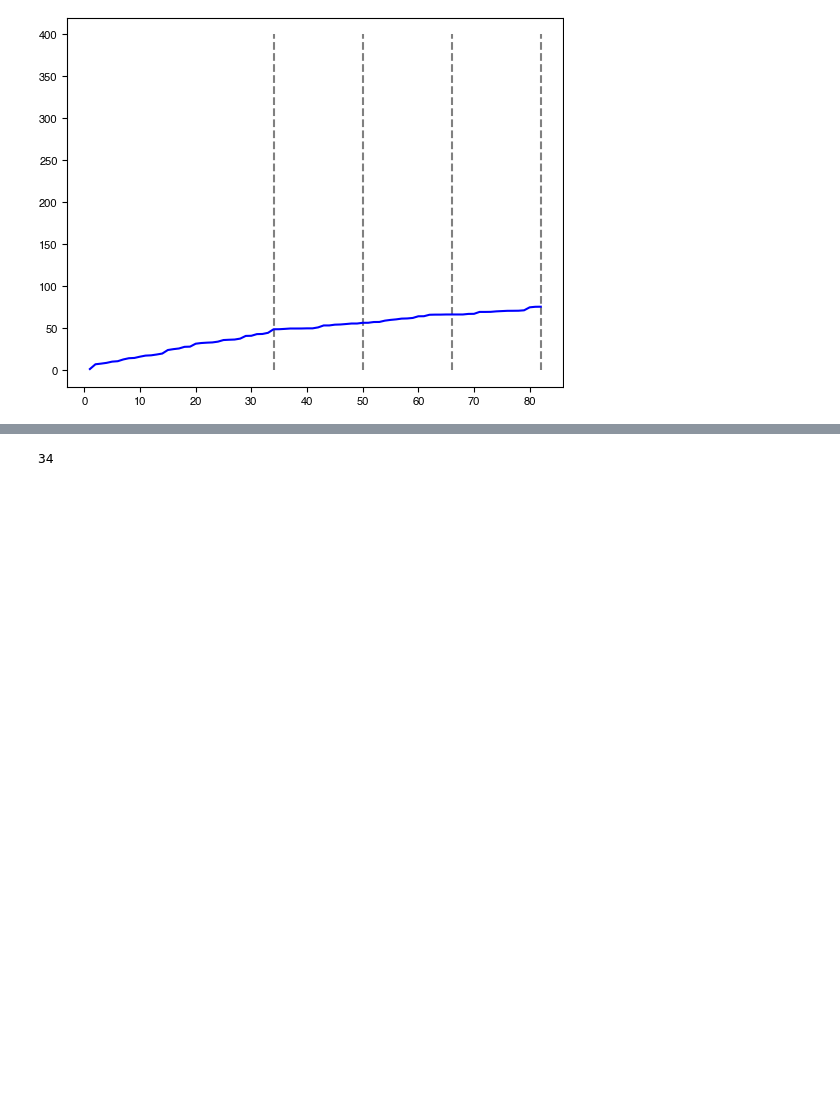
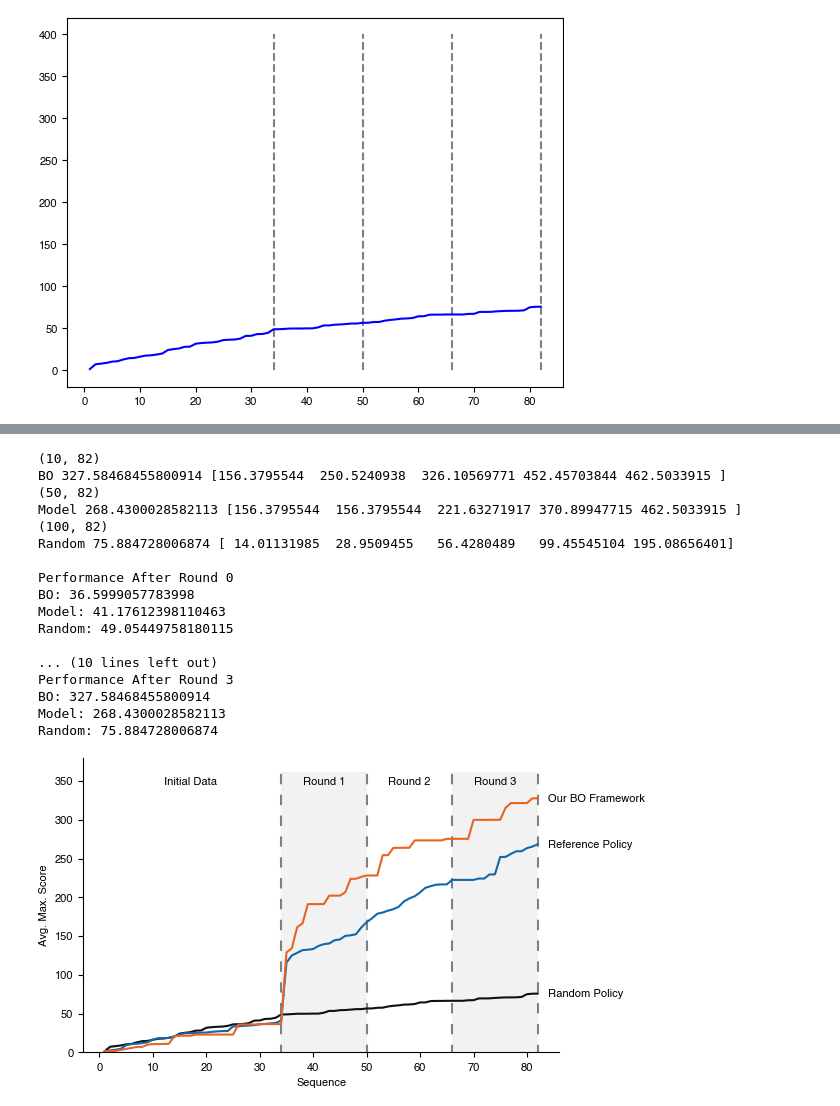
Before and after one commit to Self-Organizing-Systems-TU-Darmstadt/NANDRiboswitchDesignByBayesOpt, a Jupyter notebook: evaluation/evaluation_visualization.ipynb, the cells around one changed output, grey strips where cells are left out. Cells and saved outputs as stored; diff of their text form; code cells hidden in the pictures; blank space fills up the shorter version.

```diff
--- a/evaluation/evaluation_visualization.ipynb
+++ b/evaluation/evaluation_visualization.ipynb
@@ -237,4 +164,71 @@ np.float64(228.15120018792126)
-# %%
-n_init
-# %% [output]
-34
+# %%
+figsize = (160, 90)
+fig, ax = plt.subplots(figsize=mm_to_inch(figsize))
+X, Y_bo = plot_results(result_data_bo, ax, n_init=n_init, n_rounds=n_rounds, q=q, color=COLORS[0],
+                       color_lines="#907070", single_trajectories=False, label="BO", indicate_rounds=False, zorder=2)
+X, Y_model = plot_results(result_data_model, ax, n_init=n_init, n_rounds=n_rounds, q=q, color=COLORS[1],
+                          color_lines="#7070F0", single_trajectories=False, label="Model", indicate_rounds=False,
+                          zorder=1)
+X, Y_random = plot_results(result_data_random, ax, n_init=n_init, n_rounds=n_rounds, q=q, color=COLORS[2],
+                           color_lines="#806080", label="Random", indicate_rounds=False, zorder=0)
+
+# Y_max = np.max(np.concat([Y_bo, Y_model, Y_random], axis=0))
+
+#Y_max = 10  #Y_max + 2
+Y_max = 380
+
+Y_max_indicator = Y_max * 0.95
+
+ax.annotate("Initial Data", xy=(n_init / 2, Y_max * 0.9), xycoords="data", ha="center", va="bottom")
+for iR in range(n_rounds + 1):
+
+    ax.plot(np.ones(2) * (n_init + iR * q), np.arange(2) * Y_max_indicator, linestyle=(1.5, (5, 5)), color="#808080",
+            zorder=-np.inf)
+    ax.annotate(f"Round {iR + 1}", xy=(n_init + iR * q + q / 2, Y_max * 0.9), xycoords="data", ha="center", va="bottom")
+    if iR % 2 == 0:
+        ax.fill_between(x=(n_init + iR * q, n_init + (iR + 1) * q), y1=(0, 0), y2=(Y_max_indicator, Y_max_indicator),
+                        color="#808080", alpha=0.1, linewidth=0, zorder=-np.inf)
+
+    print("")
+    print(f"Performance After Round {iR}")
+    print(f"BO: {Y_bo[n_init + iR * q - 1]}")
+    print(f"Model: {Y_model[n_init + iR * q - 1]}")
+    print(f"Random: {Y_random[n_init + iR * q - 1]}")
+
+ax.annotate(f"Our BO Framework", xy=(n_init + n_rounds * q + 2, np.max(Y_bo)), xycoords="data", ha="left",
+            va="center")
+ax.annotate(f"Reference Policy", xy=(n_init + n_rounds * q + 2, np.max(Y_model)), xycoords="data", ha="left",
+            va="center")
+ax.annotate(f"Random Policy", xy=(n_init + n_rounds * q + 2, np.max(Y_random)), xycoords="data", ha="left", va="center")
+
+ax.set_ylim(0, Y_max)
+ax.set_xlabel("Sequence")
+ax.set_ylabel("Avg. Max. Score")
+
+ax.spines['top'].set_visible(False)
+ax.spines['right'].set_visible(False)
+
+plt.tight_layout()
+path = os.path.join(OUTPUT_DIR_EVALUATION, "benchmarking_bayesian_optimization_promoter_dataset.png")
+
+plt.savefig(path, dpi=1200)
+# ax.legend()
+# %% [output]
+(10, 82)
+BO 327.58468455800914 [156.3795544  250.5240938  326.10569771 452.45703844 462.5033915 ]
+(50, 82)
+Model 268.4300028582113 [156.3795544  156.3795544  221.63271917 370.89947715 462.5033915 ]
+(100, 82)
+Random 75.884728006874 [ 14.01131985  28.9509455   56.4280489   99.45545104 195.08656401]
+
+Performance After Round 0
+BO: 36.5999057783998
+Model: 41.17612398110463
+Random: 49.05449758180115
+
+... (10 lines left out)
+Performance After Round 3
+BO: 327.58468455800914
+Model: 268.4300028582113
+Random: 75.884728006874
+[figure, added]
```
Also changed, not shown: parts of 4 cells of this notebook, 1 other file.
